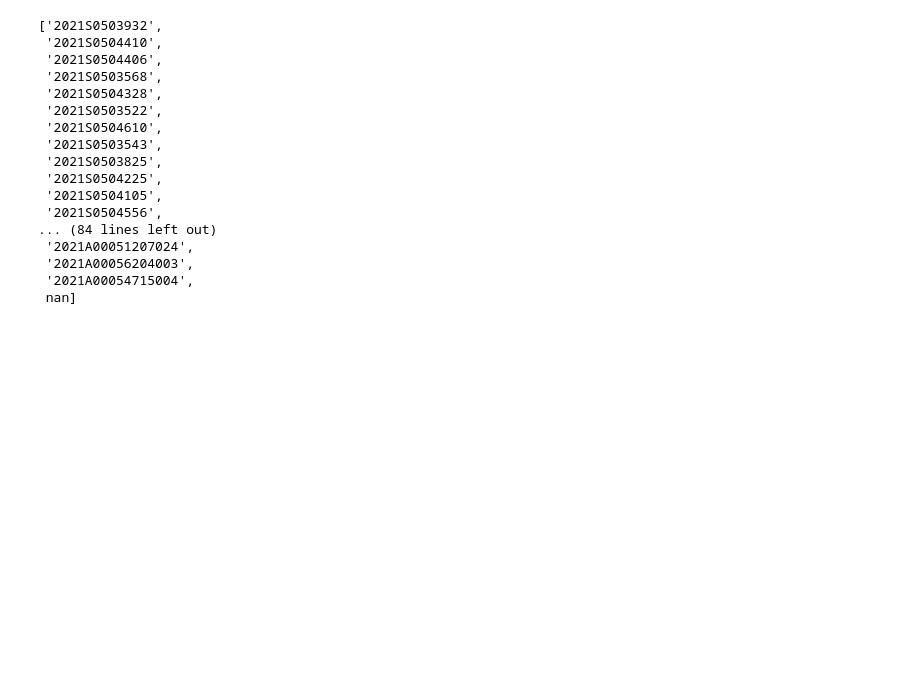
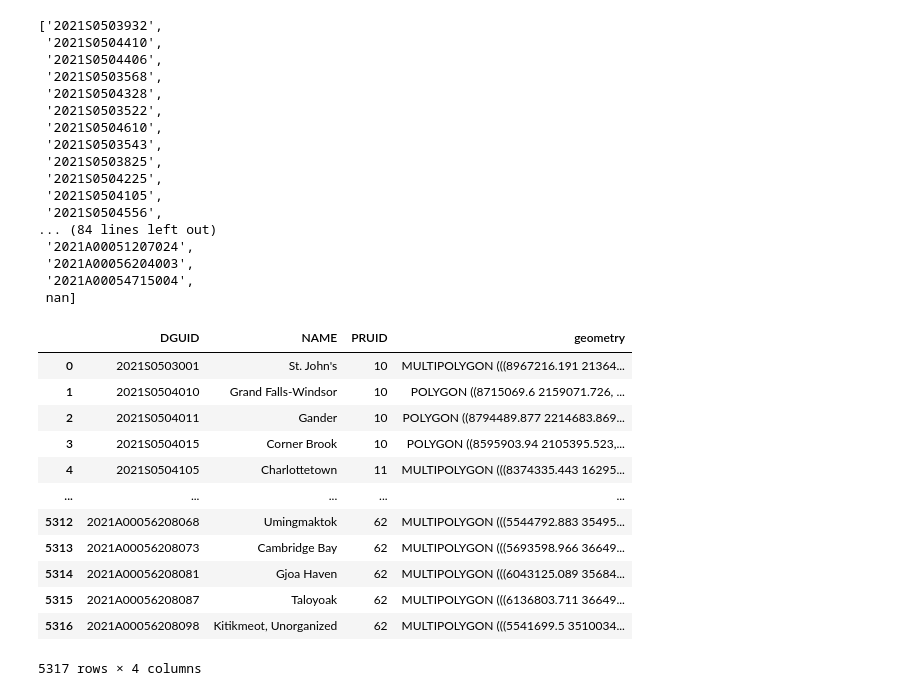
Before and after one commit to samuelmorency/StatCan-Web-App, a Jupyter notebook: data/data_wrangle backup.ipynb, the cells around one changed output. Saved outputs shown, nothing was run; the diff lists cells and outputs as text; code cells hidden in the pictures; blank space fills up the shorter version.

```diff
--- a/data/data_wrangle backup.ipynb
+++ b/data/data_wrangle backup.ipynb
@@ -257,25 +257,32 @@ dguids
  '2021A00054715004',
  nan]
 # %%
-to_convert = [cma_shape, csd_shape]
-converted = [df.to_crs(epsg=4326) for df in to_convert]
-province_sf, cma_sf, csd_sf = converted
-
 # Optimize data cleaning with chained operations
-cma_longlat_clean = (cma_sf
+cma_longlat_clean = (cma_shape
     .rename(columns={'CMANAME': 'NAME'})
     .drop(columns=['DGUIDP', 'CMAUID', 'CMAPUID','CMATYPE','LANDAREA'])
     #.assign(CLASS="CMA_CA")
 )
 
-csd_longlat_clean = (csd_sf
+csd_longlat_clean = (csd_shape
     .rename(columns={'CSDNAME': 'NAME'})
     .drop(columns=['CSDUID','CSDTYPE','LANDAREA'])
     #.assign(CLASS="CSD")
 )
 
-combined_longlat = pd.concat([cma_longlat_clean, csd_longlat_clean], ignore_index=True)
-combined_longlat_indexed = combined_longlat#.set_index('DGUID')
-combined_longlat_clean = combined_longlat_indexed[combined_longlat_indexed['DGUID'].isin(dguids)]
-combined_longlat_clean.to_parquet("combined_longlat_clean.parquet")
-combined_longlat_clean
+cma_csd_shape = pd.concat([cma_longlat_clean, csd_longlat_clean], ignore_index=True)
+cma_csd_shape
+# %% [output]
+|  | DGUID | NAME | PRUID | geometry |
+| 0 | 2021S0503001 | St. John's | 10 | MULTIPOLYGON (((8967216.191 21364... |
+| 1 | 2021S0504010 | Grand Falls-Windsor | 10 | POLYGON ((8715069.6 2159071.726, ... |
+| 2 | 2021S0504011 | Gander | 10 | POLYGON ((8794489.877 2214683.869... |
+| 3 | 2021S0504015 | Corner Brook | 10 | POLYGON ((8595903.94 2105395.523,... |
+| 4 | 2021S0504105 | Charlottetown | 11 | MULTIPOLYGON (((8374335.443 16295... |
+| ... | ... | ... | ... | ... |
+| 5312 | 2021A00056208068 | Umingmaktok | 62 | MULTIPOLYGON (((5544792.883 35495... |
+| 5313 | 2021A00056208073 | Cambridge Bay | 62 | MULTIPOLYGON (((5693598.966 36649... |
+| 5314 | 2021A00056208081 | Gjoa Haven | 62 | MULTIPOLYGON (((6043125.089 35684... |
+| 5315 | 2021A00056208087 | Taloyoak | 62 | MULTIPOLYGON (((6136803.711 36649... |
+| 5316 | 2021A00056208098 | Kitikmeot, Unorganized | 62 | MULTIPOLYGON (((5541699.5 3510034... |
+5317 rows × 4 columns
```
Also changed, not shown: parts of 3 cells of this notebook, 1 other file.
